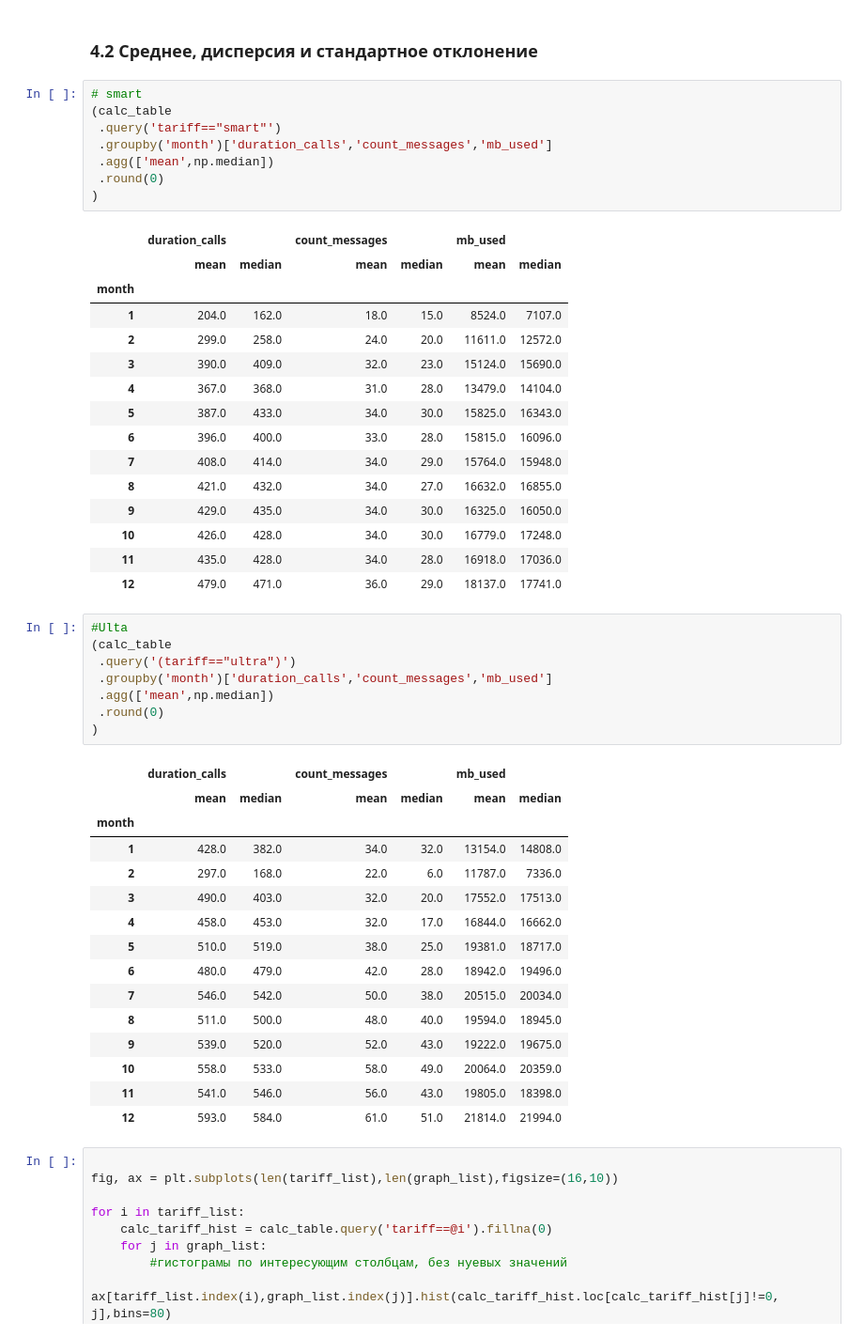
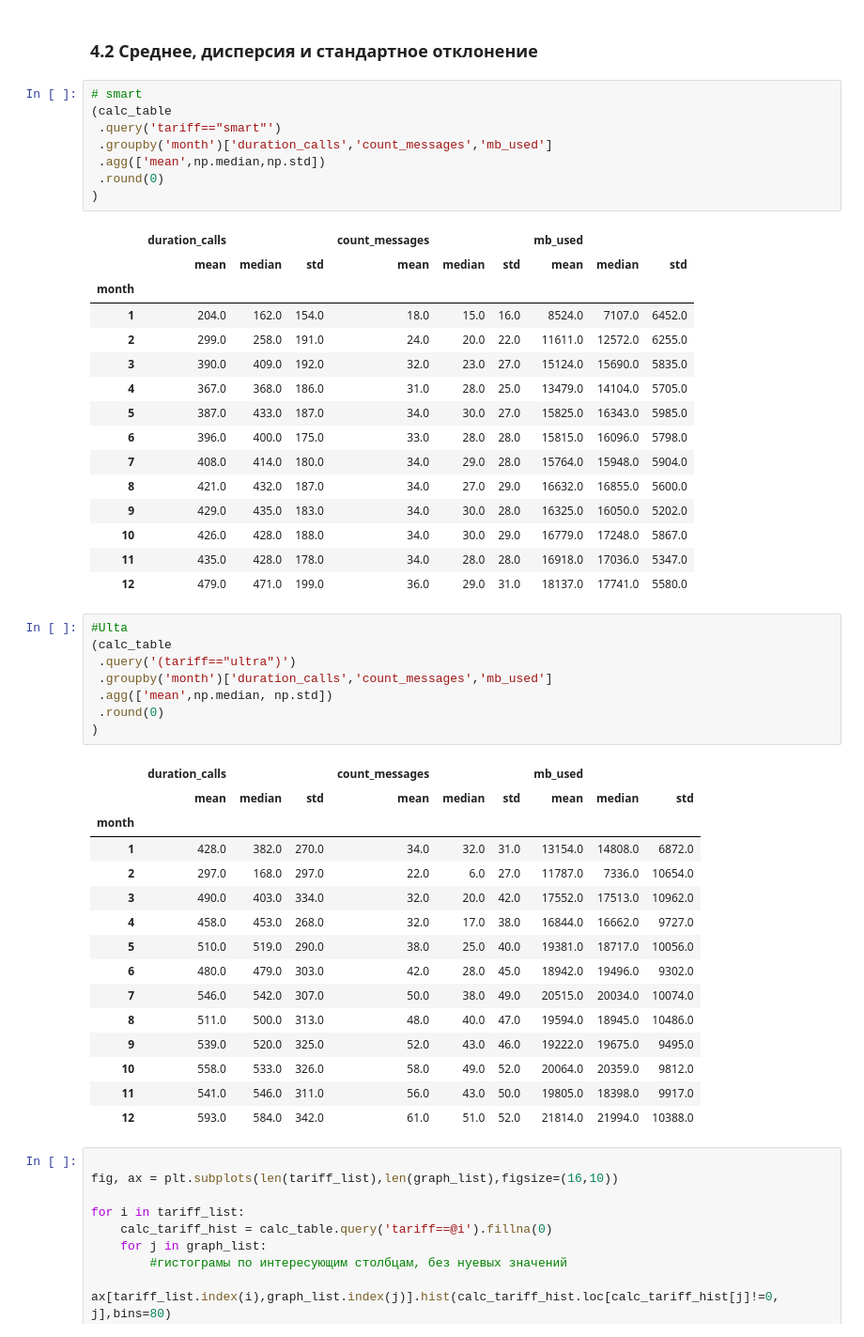
Before and after one commit to geldarr/praktikum, a Jupyter notebook: 04_EDA_for_mobile_operator/04_EDA_for_mobile_operator.ipynb, the cells around one changed output. Shown at 94% size. Drawn from its saved outputs; the diff is of its cells as text.

```diff
--- a/04_EDA_for_mobile_operator/04_EDA_for_mobile_operator.ipynb
+++ b/04_EDA_for_mobile_operator/04_EDA_for_mobile_operator.ipynb
@@ -647,51 +647,51 @@ over_by_user
 # %%
 # smart
 (calc_table
  .query('tariff=="smart"')
  .groupby('month')['duration_calls','count_messages','mb_used']
- .agg(['mean',np.median])
+ .agg(['mean',np.median,np.std])
  .round(0)
 )
 # %% [output]
-|  | duration_calls |  | count_messages |  | mb_used |  |
-|  | mean | median | mean | median | mean | median |
-| month |  |  |  |  |  |  |
-| 1 | 204.0 | 162.0 | 18.0 | 15.0 | 8524.0 | 7107.0 |
-| 2 | 299.0 | 258.0 | 24.0 | 20.0 | 11611.0 | 12572.0 |
-| 3 | 390.0 | 409.0 | 32.0 | 23.0 | 15124.0 | 15690.0 |
-| 4 | 367.0 | 368.0 | 31.0 | 28.0 | 13479.0 | 14104.0 |
-| 5 | 387.0 | 433.0 | 34.0 | 30.0 | 15825.0 | 16343.0 |
-| 6 | 396.0 | 400.0 | 33.0 | 28.0 | 15815.0 | 16096.0 |
-| 7 | 408.0 | 414.0 | 34.0 | 29.0 | 15764.0 | 15948.0 |
-| 8 | 421.0 | 432.0 | 34.0 | 27.0 | 16632.0 | 16855.0 |
-| 9 | 429.0 | 435.0 | 34.0 | 30.0 | 16325.0 | 16050.0 |
-| 10 | 426.0 | 428.0 | 34.0 | 30.0 | 16779.0 | 17248.0 |
-| 11 | 435.0 | 428.0 | 34.0 | 28.0 | 16918.0 | 17036.0 |
-| 12 | 479.0 | 471.0 | 36.0 | 29.0 | 18137.0 | 17741.0 |
+|  | duration_calls |  |  | count_messages |  |  | mb_used |  |  |
+|  | mean | median | std | mean | median | std | mean | median | std |
+| month |  |  |  |  |  |  |  |  |  |
+| 1 | 204.0 | 162.0 | 154.0 | 18.0 | 15.0 | 16.0 | 8524.0 | 7107.0 | 6452.0 |
+| 2 | 299.0 | 258.0 | 191.0 | 24.0 | 20.0 | 22.0 | 11611.0 | 12572.0 | 6255.0 |
+| 3 | 390.0 | 409.0 | 192.0 | 32.0 | 23.0 | 27.0 | 15124.0 | 15690.0 | 5835.0 |
+| 4 | 367.0 | 368.0 | 186.0 | 31.0 | 28.0 | 25.0 | 13479.0 | 14104.0 | 5705.0 |
+| 5 | 387.0 | 433.0 | 187.0 | 34.0 | 30.0 | 27.0 | 15825.0 | 16343.0 | 5985.0 |
+| 6 | 396.0 | 400.0 | 175.0 | 33.0 | 28.0 | 28.0 | 15815.0 | 16096.0 | 5798.0 |
+| 7 | 408.0 | 414.0 | 180.0 | 34.0 | 29.0 | 28.0 | 15764.0 | 15948.0 | 5904.0 |
+| 8 | 421.0 | 432.0 | 187.0 | 34.0 | 27.0 | 29.0 | 16632.0 | 16855.0 | 5600.0 |
+| 9 | 429.0 | 435.0 | 183.0 | 34.0 | 30.0 | 28.0 | 16325.0 | 16050.0 | 5202.0 |
+| 10 | 426.0 | 428.0 | 188.0 | 34.0 | 30.0 | 29.0 | 16779.0 | 17248.0 | 5867.0 |
+| 11 | 435.0 | 428.0 | 178.0 | 34.0 | 28.0 | 28.0 | 16918.0 | 17036.0 | 5347.0 |
+| 12 | 479.0 | 471.0 | 199.0 | 36.0 | 29.0 | 31.0 | 18137.0 | 17741.0 | 5580.0 |
 # %%
 #Ulta
 (calc_table
  .query('(tariff=="ultra")')
  .groupby('month')['duration_calls','count_messages','mb_used']
- .agg(['mean',np.median])
+ .agg(['mean',np.median, np.std])
  .round(0)
 )
 # %% [output]
-|  | duration_calls |  | count_messages |  | mb_used |  |
-|  | mean | median | mean | median | mean | median |
-| month |  |  |  |  |  |  |
-| 1 | 428.0 | 382.0 | 34.0 | 32.0 | 13154.0 | 14808.0 |
-| 2 | 297.0 | 168.0 | 22.0 | 6.0 | 11787.0 | 7336.0 |
-| 3 | 490.0 | 403.0 | 32.0 | 20.0 | 17552.0 | 17513.0 |
-| 4 | 458.0 | 453.0 | 32.0 | 17.0 | 16844.0 | 16662.0 |
-| 5 | 510.0 | 519.0 | 38.0 | 25.0 | 19381.0 | 18717.0 |
-| 6 | 480.0 | 479.0 | 42.0 | 28.0 | 18942.0 | 19496.0 |
-| 7 | 546.0 | 542.0 | 50.0 | 38.0 | 20515.0 | 20034.0 |
-| 8 | 511.0 | 500.0 | 48.0 | 40.0 | 19594.0 | 18945.0 |
-| 9 | 539.0 | 520.0 | 52.0 | 43.0 | 19222.0 | 19675.0 |
-| 10 | 558.0 | 533.0 | 58.0 | 49.0 | 20064.0 | 20359.0 |
-| 11 | 541.0 | 546.0 | 56.0 | 43.0 | 19805.0 | 18398.0 |
-| 12 | 593.0 | 584.0 | 61.0 | 51.0 | 21814.0 | 21994.0 |
+|  | duration_calls |  |  | count_messages |  |  | mb_used |  |  |
+|  | mean | median | std | mean | median | std | mean | median | std |
+| month |  |  |  |  |  |  |  |  |  |
+| 1 | 428.0 | 382.0 | 270.0 | 34.0 | 32.0 | 31.0 | 13154.0 | 14808.0 | 6872.0 |
+| 2 | 297.0 | 168.0 | 297.0 | 22.0 | 6.0 | 27.0 | 11787.0 | 7336.0 | 10654.0 |
+| 3 | 490.0 | 403.0 | 334.0 | 32.0 | 20.0 | 42.0 | 17552.0 | 17513.0 | 10962.0 |
+| 4 | 458.0 | 453.0 | 268.0 | 32.0 | 17.0 | 38.0 | 16844.0 | 16662.0 | 9727.0 |
+| 5 | 510.0 | 519.0 | 290.0 | 38.0 | 25.0 | 40.0 | 19381.0 | 18717.0 | 10056.0 |
+| 6 | 480.0 | 479.0 | 303.0 | 42.0 | 28.0 | 45.0 | 18942.0 | 19496.0 | 9302.0 |
+| 7 | 546.0 | 542.0 | 307.0 | 50.0 | 38.0 | 49.0 | 20515.0 | 20034.0 | 10074.0 |
+| 8 | 511.0 | 500.0 | 313.0 | 48.0 | 40.0 | 47.0 | 19594.0 | 18945.0 | 10486.0 |
+| 9 | 539.0 | 520.0 | 325.0 | 52.0 | 43.0 | 46.0 | 19222.0 | 19675.0 | 9495.0 |
+| 10 | 558.0 | 533.0 | 326.0 | 58.0 | 49.0 | 52.0 | 20064.0 | 20359.0 | 9812.0 |
+| 11 | 541.0 | 546.0 | 311.0 | 56.0 | 43.0 | 50.0 | 19805.0 | 18398.0 | 9917.0 |
+| 12 | 593.0 | 584.0 | 342.0 | 61.0 | 51.0 | 52.0 | 21814.0 | 21994.0 | 10388.0 |
 # %%
 
 fig, ax = plt.subplots(len(tariff_list),len(graph_list),figsize=(16,10))
```
Also changed, not shown: parts of 1 cell of this notebook.
